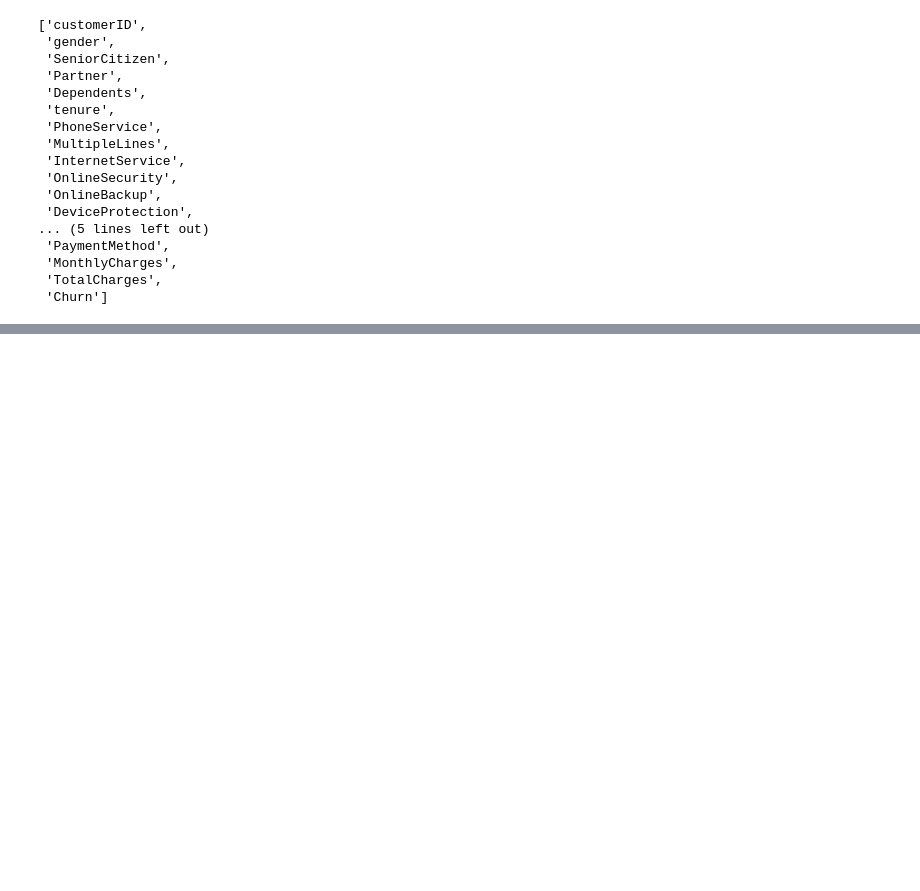
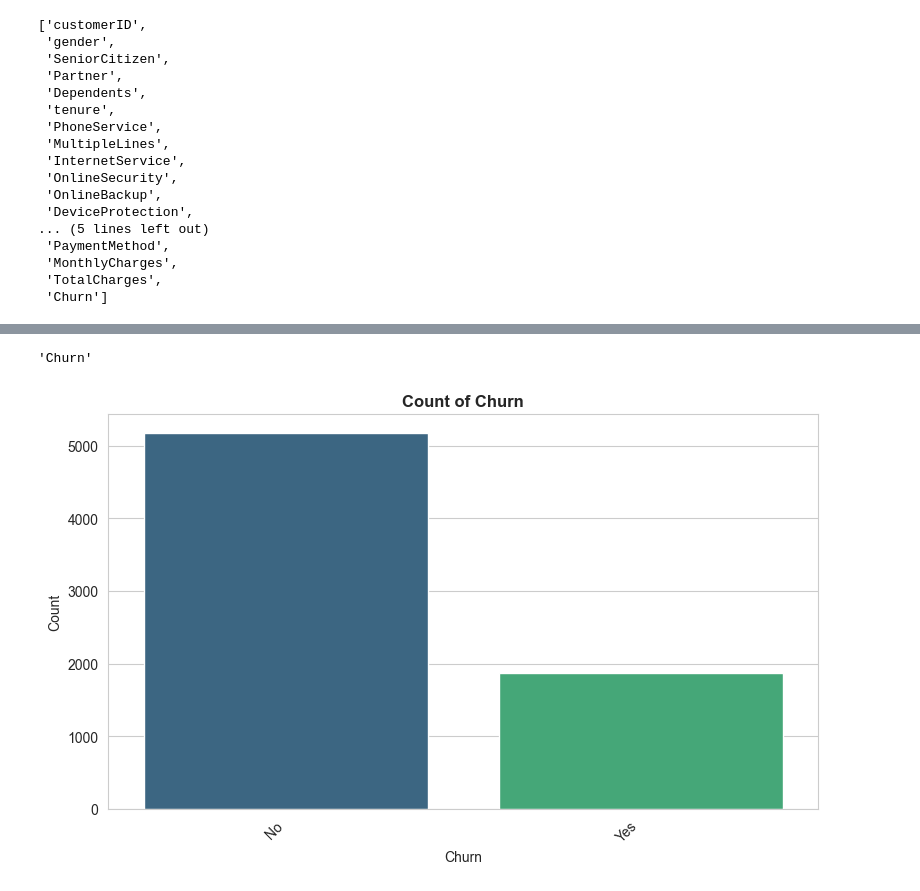
Before and after one commit to AbdoIR/Customer-Churn-Prediction, a Jupyter notebook: data-preprocessing.ipynb, the cells around one changed output, grey strips where cells are left out. Saved outputs shown, nothing was run; the diff lists cells and outputs as text; code cells hidden in the pictures; blank space fills up the shorter version.

```diff
--- a/data-preprocessing.ipynb
+++ b/data-preprocessing.ipynb
@@ -128,0 +167,35 @@ Churn                           No            2     5174       73.5%
+# %%
+str_cols[-1]
+# %% [output]
+'Churn'
+# %%
+# Calculate grid size for subplots
+n_cols = 2
+n_rows = 1
+
+plt.figure(figsize=(8, 5))
+
+col = 'Churn'
+ax = plt.subplot(1, 1, 1)
+
+order = df[col].value_counts().index
+
+sns.countplot(
+    data=df,
+    x=col,
+    hue=col,
+    legend=False,
+    order=order,
+    ax=ax,
+    palette='viridis'
+)
+
+ax.set_title(f'Count of {col}', fontsize=12, fontweight='bold')
+ax.set_xlabel(col)
+ax.set_ylabel('Count')
+plt.xticks(rotation=45, ha='right')
+
+plt.tight_layout()
+plt.show()
+# %% [output]
+[figure, added]
```
Also changed, not shown: parts of 6 cells of this notebook.
